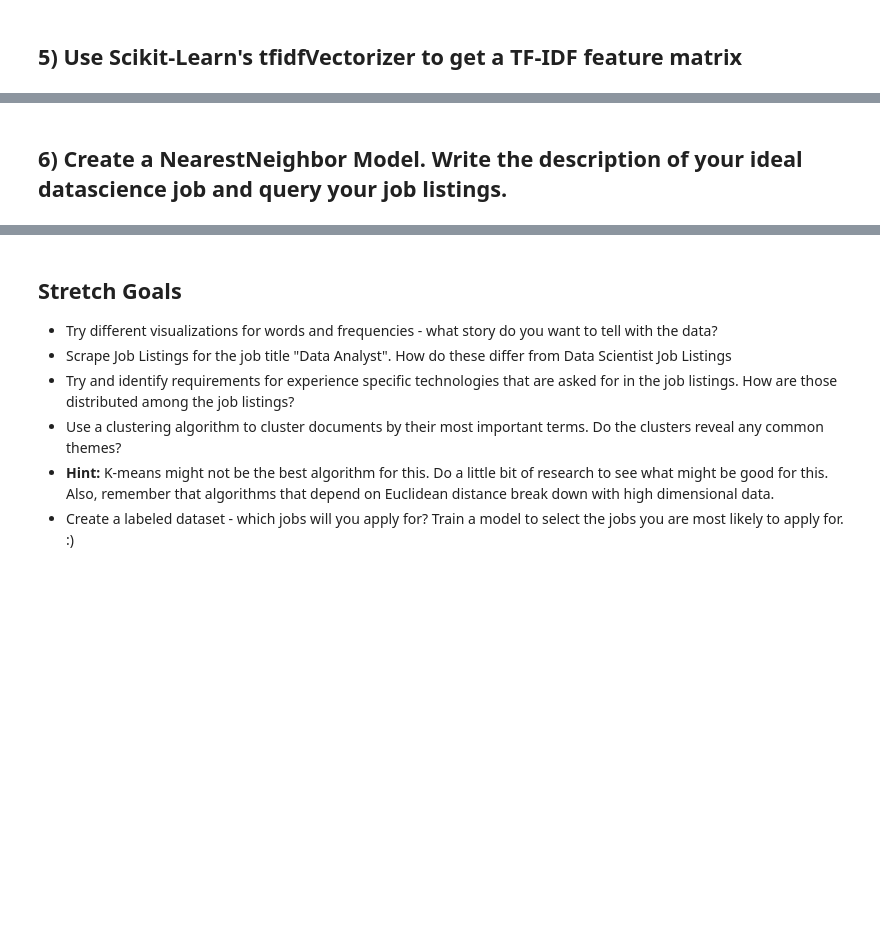
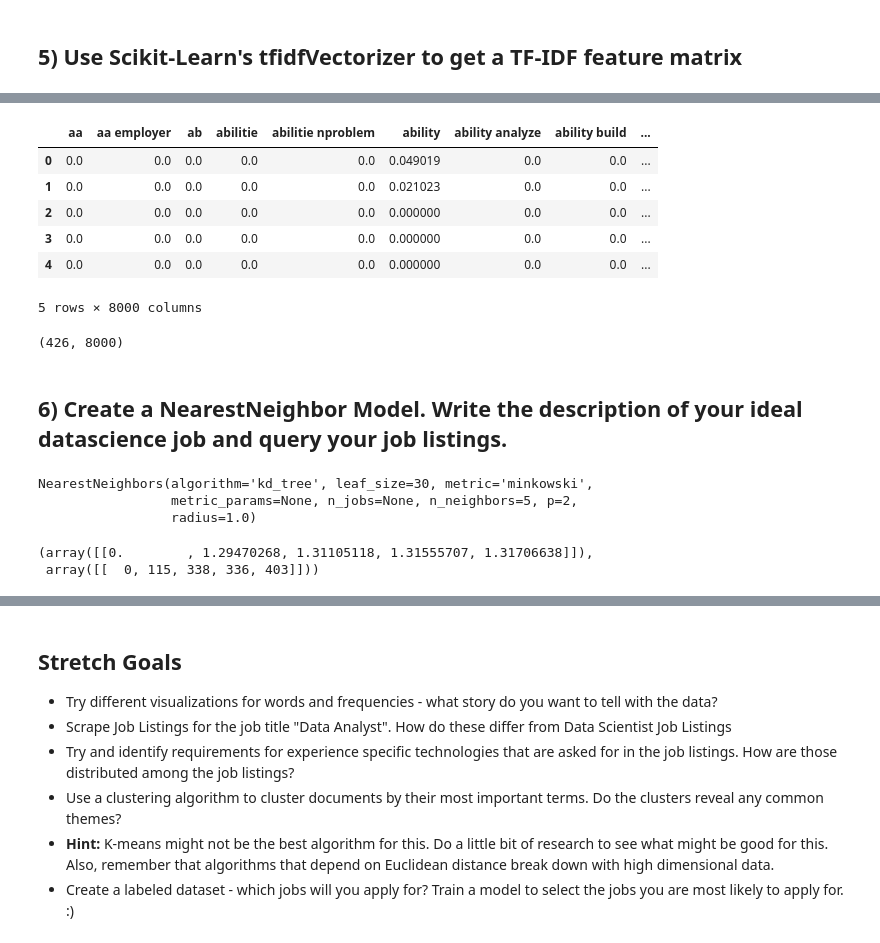
Before and after one commit to RMDircio/DS-Unit-4-Sprint-1-NLP, a Jupyter notebook: module2-vector-representations/Regina_Dircio_DSPT5_412_Vector_Representations_Assignment.ipynb, the cells around one changed output, grey strips where cells are left out. Drawn from its saved outputs; the diff is of its cells as text; code cells hidden in the pictures; blank space fills up the shorter version.

```diff
--- a/module2-vector-representations/Regina_Dircio_DSPT5_412_Vector_Representations_Assignment.ipynb
+++ b/module2-vector-representations/Regina_Dircio_DSPT5_412_Vector_Representations_Assignment.ipynb
@@ -145,2 +180,41 @@ raise Exception("\nThis task is not complete. \nReplace this line with your code
+# %%
+def tokenize(document):
+
+    doc = nlp(document)
+
+    return [token.lemma_.strip() for token in doc if (token.is_stop != True) and (token.is_punct != True)]
+# %%
+# Tunning Parameters
+
+# Instantiate vectorizer object
+tfidf = TfidfVectorizer(stop_words='english',
+                        ngram_range=(1,2),
+                        max_df=.97, # set the size of the dataset - ingram has to be w/i 0-97 of documents
+                        min_df=3,   # sets the size of the dataset - ingram has to be in at least 3 documents
+                        max_features = 8000,
+                        tokenizer=tokenize)
+
+# Create a vocabulary and get word counts per document
+dtm = tfidf.fit_transform(data) # Similiar to fit_predict
+
+# Print word counts
+
+# Get feature names to use as dataframe column headers
+dtm = pd.DataFrame(dtm.todense(), columns=tfidf.get_feature_names())
+
+# View Feature Matrix as DataFrame
+dtm.head()
+# %% [output]
+|  | aa | aa employer | ab | abilitie | abilitie nproblem | ability | ability analyze | ability build | ... |
+| 0 | 0.0 | 0.0 | 0.0 | 0.0 | 0.0 | 0.049019 | 0.0 | 0.0 | ... |
+| 1 | 0.0 | 0.0 | 0.0 | 0.0 | 0.0 | 0.021023 | 0.0 | 0.0 | ... |
+| 2 | 0.0 | 0.0 | 0.0 | 0.0 | 0.0 | 0.000000 | 0.0 | 0.0 | ... |
+| 3 | 0.0 | 0.0 | 0.0 | 0.0 | 0.0 | 0.000000 | 0.0 | 0.0 | ... |
+| 4 | 0.0 | 0.0 | 0.0 | 0.0 | 0.0 | 0.000000 | 0.0 | 0.0 | ... |
+5 rows × 8000 columns
+# %%
+dtm.shape
+# %% [output]
+(426, 8000)
 # %% [markdown]
 ## 6) Create a NearestNeighbor Model. Write the description of your ideal datascience job and query your job listings.
@@ -149,0 +221,18 @@ raise Exception("\nThis task is not complete. \nReplace this line with your code
+# %%
+from sklearn.neighbors import NearestNeighbors
+# metric = 'minkowski' is a distance metric
+
+
+# Fit on DTM
+nn = NearestNeighbors(n_neighbors=5, algorithm='kd_tree')
+nn.fit(dtm)
+# %% [output]
+NearestNeighbors(algorithm='kd_tree', leaf_size=30, metric='minkowski',
+                 metric_params=None, n_jobs=None, n_neighbors=5, p=2,
+                 radius=1.0)
+# %%
+# what is close to my first observation
+nn.kneighbors([dtm.iloc[0].values])
+# %% [output]
+(array([[0.        , 1.29470268, 1.31105118, 1.31555707, 1.31706638]]),
+ array([[  0, 115, 338, 336, 403]]))
```
Also changed, not shown: parts of 18 cells of this notebook.
